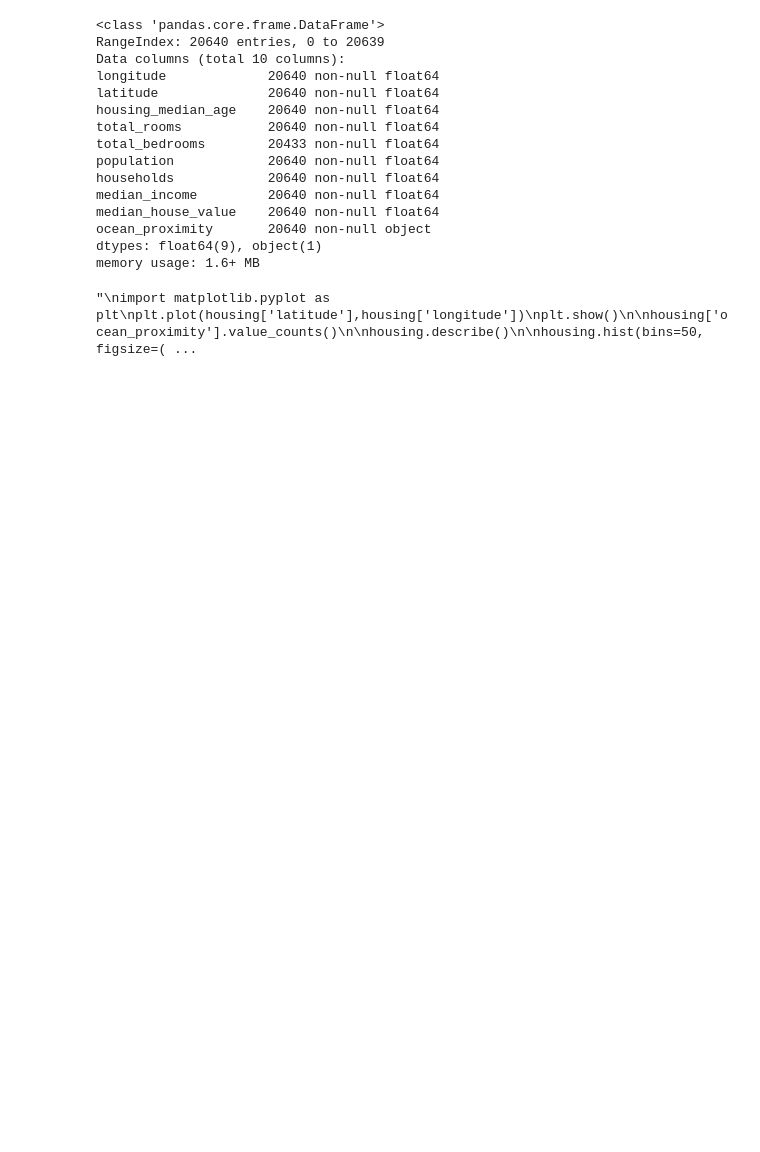
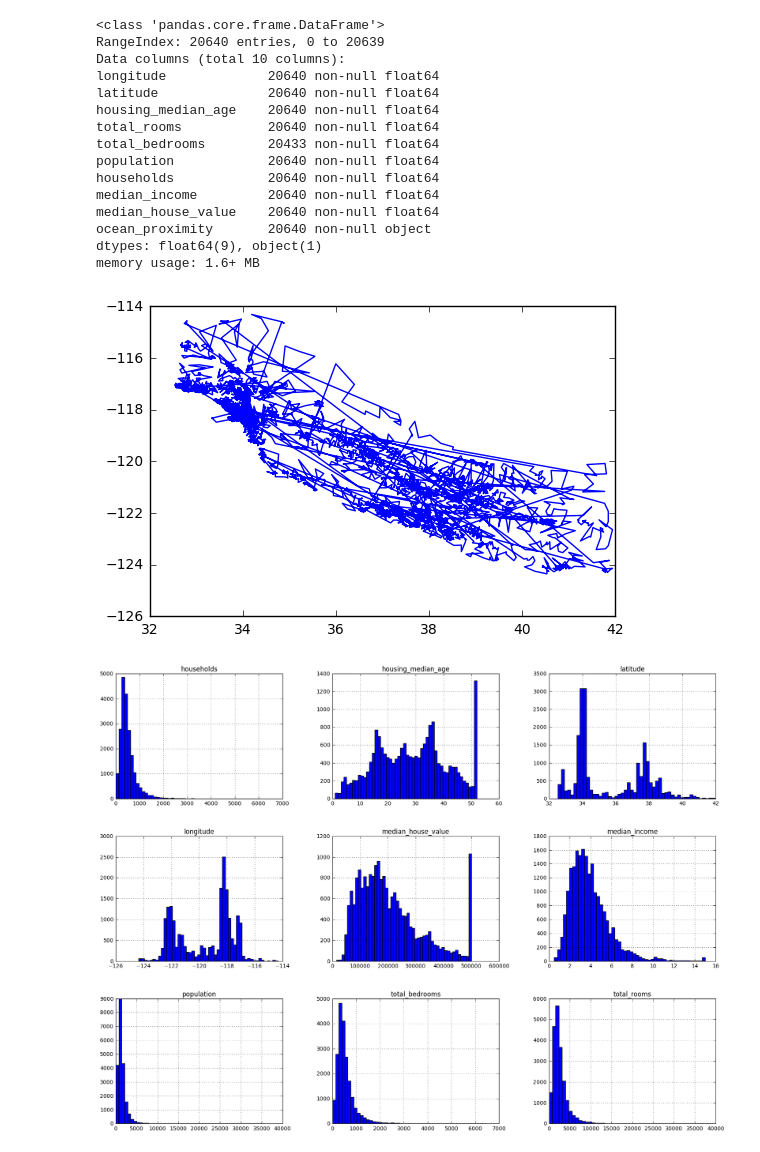
Before and after one commit to sajeevrajput/HousingPrices, a Jupyter notebook: HousingPrices.ipynb, the cells around one changed output. Drawn from its saved outputs; the diff is of its cells as text; code cells hidden in the pictures; blank space fills up the shorter version.

```diff
--- a/HousingPrices.ipynb
+++ b/HousingPrices.ipynb
@@ -44,17 +44,16 @@ ocean_proximity       20640 non-null object
 dtypes: float64(9), object(1)
 memory usage: 1.6+ MB
 # %%
-"""
 import matplotlib.pyplot as plt
 plt.plot(housing['latitude'],housing['longitude'])
 plt.show()
 
 housing['ocean_proximity'].value_counts()
 
 housing.describe()
 
 housing.hist(bins=50, figsize=(20,15))
 plt.show()
-"""
 # %% [output]
-"\nimport matplotlib.pyplot as plt\nplt.plot(housing['latitude'],housing['longitude'])\nplt.show()\n\nhousing['ocean_proximity'].value_counts()\n\nhousing.describe()\n\nhousing.hist(bins=50, figsize=( ...
+[figure, added]
+[figure, added]
```
Also changed, not shown: parts of 9 cells of this notebook.
